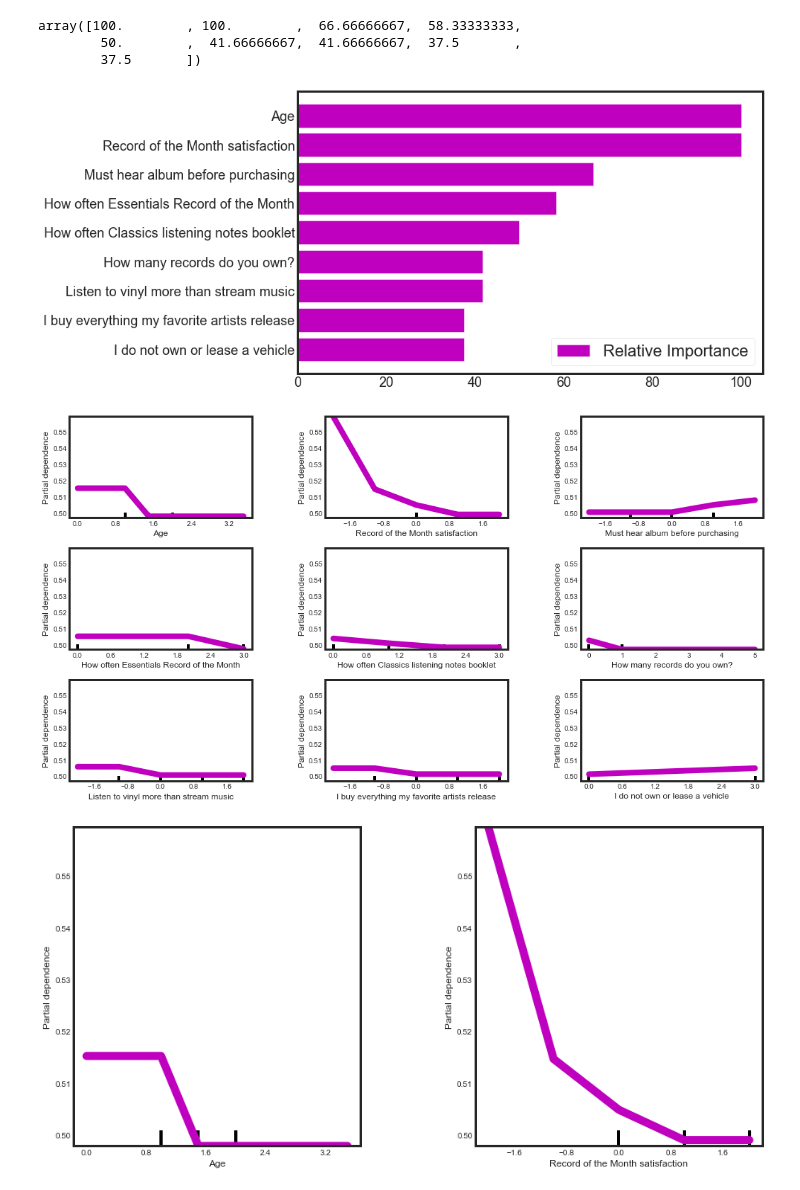
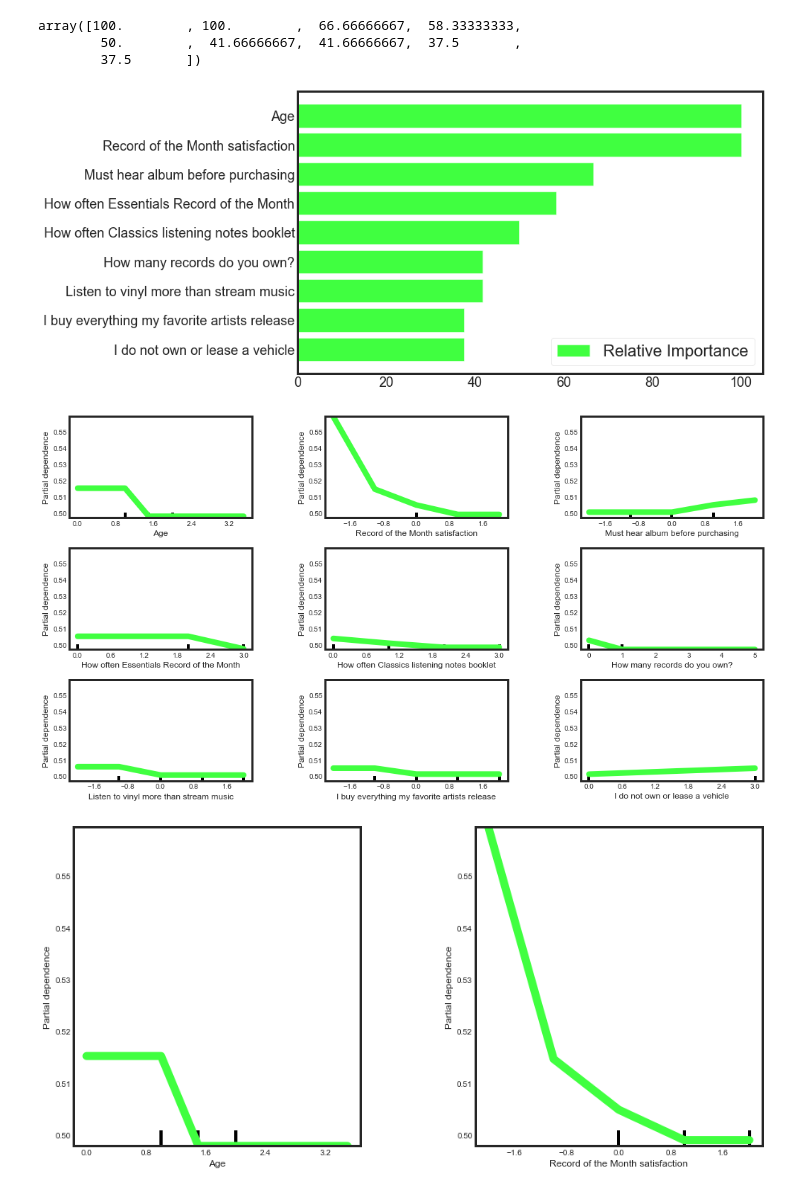
Before and after one commit to tpmiller85/vinyl-me-please, a Jupyter notebook: notebooks/survey_modeling.ipynb, the cells around one changed output. Saved outputs shown, nothing was run; the diff lists cells and outputs as text; code cells hidden in the pictures.

```diff
--- a/notebooks/survey_modeling.ipynb
+++ b/notebooks/survey_modeling.ipynb
@@ -895,15 +895,15 @@ custom_feature_names[83] = 'I buy everything my favorite artists release'
 # %%
 x_bar = [custom_feature_names[idx] for idx in feat_imp_argsort][:number_features]
 fig, ax = plt.subplots(figsize=(10, 7), facecolor='white')
-plt.barh(x_bar, imp_nums_sort, color='m')
+plt.barh(x_bar, imp_nums_sort, color='#40FF40')
 plt.xticks(rotation='0', fontsize=18)
 # plt.title("Top Feature Importances", fontsize=22)
 plt.yticks(fontsize=18)
 ax.legend(['Relative Importance'], fontsize=22)
 # ax.set_facecolor('whitesmoke')
 ax.invert_yaxis()
 # %% [output]
-[figure, old version]
+[figure, new version]
 # %%
 # Partial Dependence Plots
 
@@ -914,11 +914,11 @@ plot_partial_dependence(final_model,
                         top_n_feature_indicies,
                         feature_names=custom_feature_names,
                         fig=fig,
-                        line_kw={'c': 'm', 'linewidth': 8},
+                        line_kw={'c': '#40FF40', 'linewidth': 8},
                         n_jobs=-1)
 # plt.subplots_adjust(top=0.9)
 # %% [output]
-[figure, old version]
+[figure, new version]
 # %%
 # Single Partial Dependence Plot
 
@@ -930,7 +930,7 @@ plot_partial_dependence(final_model,
                         [0, 35],
                         feature_names=custom_feature_names,
                         fig=fig,
-                        line_kw={'c': 'm', 'linewidth': 10},
+                        line_kw={'c': '#40FF40', 'linewidth': 10},
                         n_jobs=-1)
 # %% [output]
-[figure, old version]
+[figure, new version]
```
Also changed, not shown: 10 other files.
